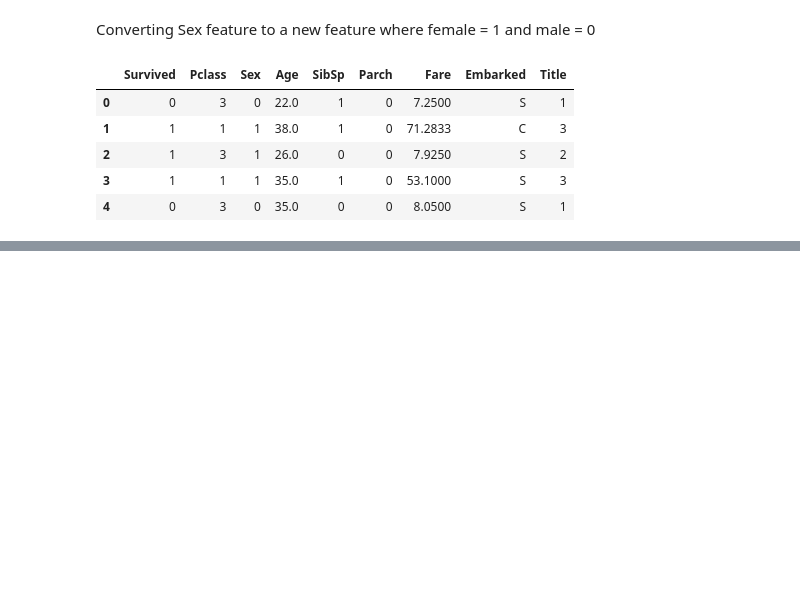
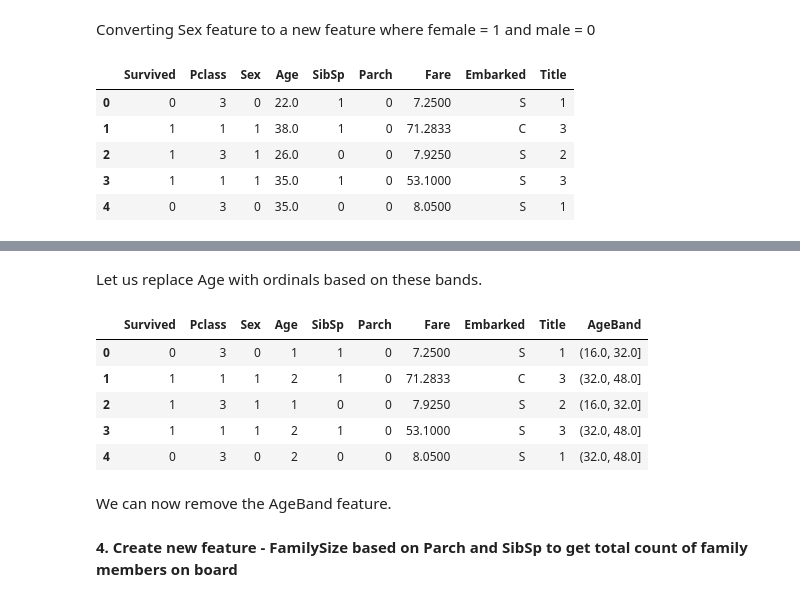
Before and after one commit to snaily16/Titanic-MachineLearning, a Jupyter notebook: Titanic - Machine Learning .ipynb, the cells around one changed output, grey strips where cells are left out. Drawn from its saved outputs; the diff is of its cells as text; code cells hidden in the pictures; blank space fills up the shorter version.

```diff
--- a/Titanic - Machine Learning .ipynb
+++ b/Titanic - Machine Learning .ipynb
@@ -349,0 +356,13 @@ train_df.head()
+# %%
+for data in combine:
+    mean = train_df['Age'].mean()
+    std = test_df['Age'].std()
+    null_count = data['Age'].isnull().sum()
+    rand_age = np.random.randint(mean - std, mean + std, size = null_count)
+
+    age_slice = data["Age"].copy()
+    age_slice[np.isnan(age_slice)] = rand_age
+    data["Age"] = age_slice
+    data["Age"] = train_df["Age"].astype(int)
+
+train_df["Age"].isnull().sum()
@@ -349,0 +382,3 @@ train_df.head()
+# %%
+train_df['AgeBand']= pd.cut(train_df['Age'],5)
+train_df[['AgeBand', 'Survived']].groupby(['AgeBand'], as_index=False).mean().sort_values(by='AgeBand', ascending=True)
@@ -349,0 +392,19 @@ train_df.head()
+# %% [markdown]
+Let us replace Age with ordinals based on these bands.
+# %%
+for data in combine:
+    data.loc[data['Age'] <=16, 'Age'] = 0
+    data.loc[(data['Age'] >16 ) & (data['Age'] <= 32), 'Age']=1
+    data.loc[(data['Age'] > 32) & (data['Age'] <= 48), 'Age'] = 2
+    data.loc[(data['Age'] > 48) & (data['Age'] <= 64), 'Age'] = 3
+    data.loc[ data['Age'] > 64, 'Age']
+train_df.head()
+# %% [output]
+|  | Survived | Pclass | Sex | Age | SibSp | Parch | Fare | Embarked | Title | AgeBand |
+| 0 | 0 | 3 | 0 | 1 | 1 | 0 | 7.2500 | S | 1 | (16.0, 32.0] |
+| 1 | 1 | 1 | 1 | 2 | 1 | 0 | 71.2833 | C | 3 | (32.0, 48.0] |
+| 2 | 1 | 3 | 1 | 1 | 0 | 0 | 7.9250 | S | 2 | (16.0, 32.0] |
+| 3 | 1 | 1 | 1 | 2 | 1 | 0 | 53.1000 | S | 3 | (32.0, 48.0] |
+| 4 | 0 | 3 | 0 | 2 | 0 | 0 | 8.0500 | S | 1 | (32.0, 48.0] |
+# %% [markdown]
+We can now remove the AgeBand feature.
@@ -349,0 +414,2 @@ train_df.head()
+# %% [markdown]
+**4. Create new feature - FamilySize based on Parch and SibSp to get total count of family members on board**
```
Also changed, not shown: parts of 31 cells of this notebook.
